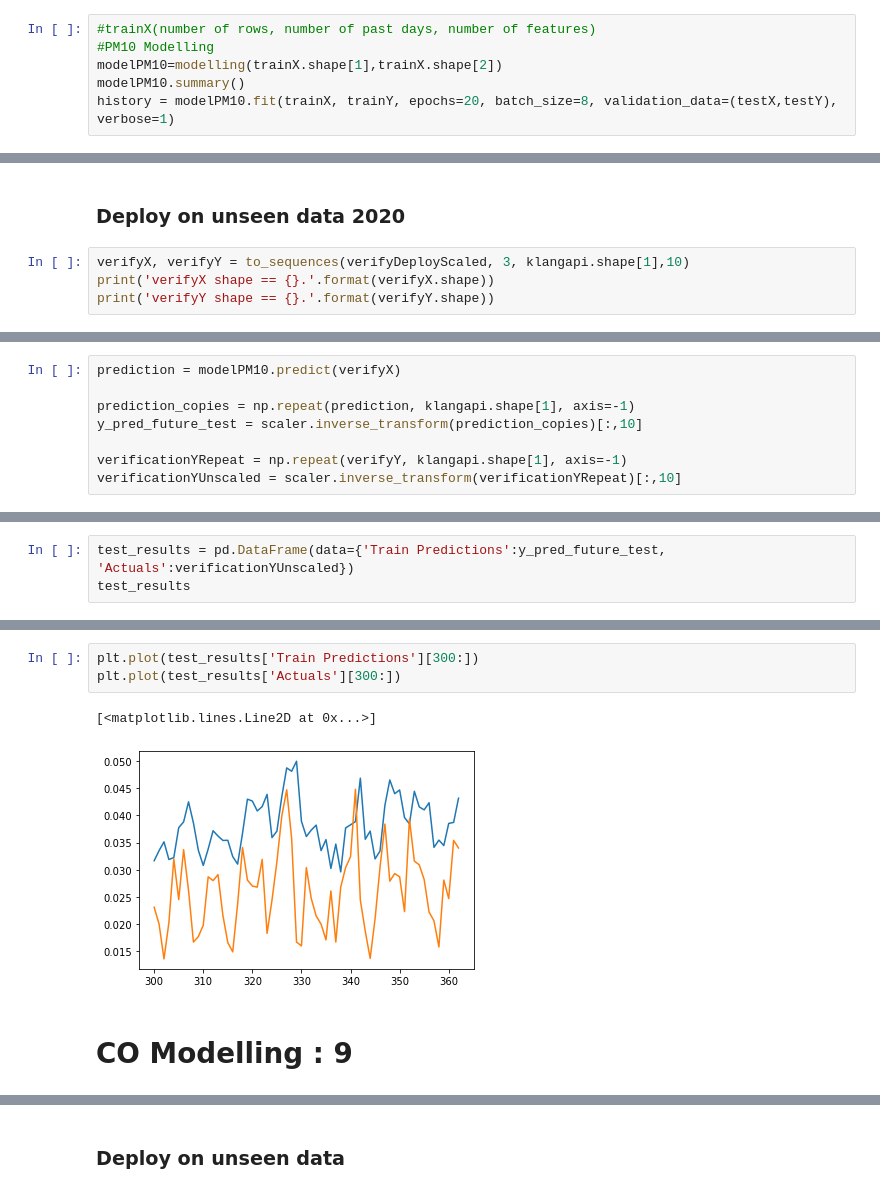
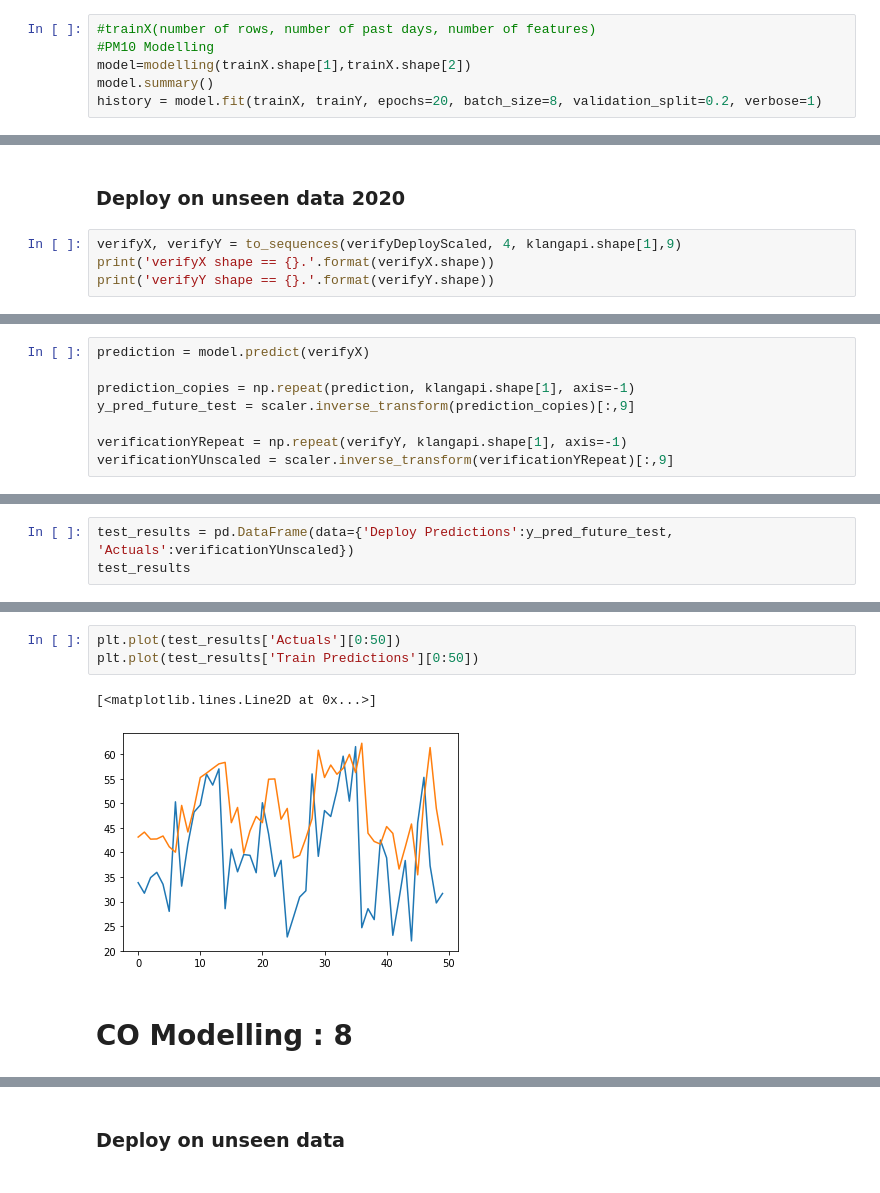
Before and after one commit to faizla/fyp-master-study-airpollution, a Jupyter notebook: KlangAPIModellingDaily.ipynb, the cells around one changed output, grey strips where cells are left out. Drawn from its saved outputs; the diff is of its cells as text.

```diff
--- a/KlangAPIModellingDaily.ipynb
+++ b/KlangAPIModellingDaily.ipynb
@@ -163,7 +294,7 @@ True
 # %%
 #trainX(number of rows, number of past days, number of features)
 #PM10 Modelling
-modelPM10=modelling(trainX.shape[1],trainX.shape[2])
-modelPM10.summary()
-history = modelPM10.fit(trainX, trainY, epochs=20, batch_size=8, validation_data=(testX,testY), verbose=1)
+model=modelling(trainX.shape[1],trainX.shape[2])
+model.summary()
+history = model.fit(trainX, trainY, epochs=20, batch_size=8, validation_split=0.2, verbose=1)
 # %% [output]
@@ -235,7 +431,7 @@ train_results
 # %% [markdown]
 ### Deploy on unseen data 2020
 # %%
-verifyX, verifyY = to_sequences(verifyDeployScaled, 3, klangapi.shape[1],10)
+verifyX, verifyY = to_sequences(verifyDeployScaled, 4, klangapi.shape[1],9)
 print('verifyX shape == {}.'.format(verifyX.shape))
 print('verifyY shape == {}.'.format(verifyY.shape))
 # %% [output]
@@ -244,11 +440,11 @@ verifyY shape == (363, 1).
 # %%
-prediction = modelPM10.predict(verifyX)
+prediction = model.predict(verifyX)
 
 prediction_copies = np.repeat(prediction, klangapi.shape[1], axis=-1)
-y_pred_future_test = scaler.inverse_transform(prediction_copies)[:,10]
+y_pred_future_test = scaler.inverse_transform(prediction_copies)[:,9]
 
 verificationYRepeat = np.repeat(verifyY, klangapi.shape[1], axis=-1)
-verificationYUnscaled = scaler.inverse_transform(verificationYRepeat)[:,10]
+verificationYUnscaled = scaler.inverse_transform(verificationYRepeat)[:,9]
 # %%
 rmse, mae, mape = performance_measure(verificationYUnscaled,y_pred_future_test)
 print('RMSE : {}.'.format(rmse))
@@ -261,4 +457,4 @@ MAPE : 36.18160805879481.
 # %%
-test_results = pd.DataFrame(data={'Train Predictions':y_pred_future_test, 'Actuals':verificationYUnscaled})
+test_results = pd.DataFrame(data={'Deploy Predictions':y_pred_future_test, 'Actuals':verificationYUnscaled})
 test_results
 # %% [output]
@@ -278,9 +500,9 @@ test_results
 # %%
-plt.plot(test_results['Train Predictions'][300:])
-plt.plot(test_results['Actuals'][300:])
+plt.plot(test_results['Actuals'][0:50])
+plt.plot(test_results['Train Predictions'][0:50])
 # %% [output]
 [<matplotlib.lines.Line2D at 0x...>]
-[figure, old version]
+[figure, new version]
 # %% [markdown]
-# CO Modelling : 9
+# CO Modelling : 8
 # %%
```
Also changed, not shown: parts of 161 cells of this notebook, 3 other files.
